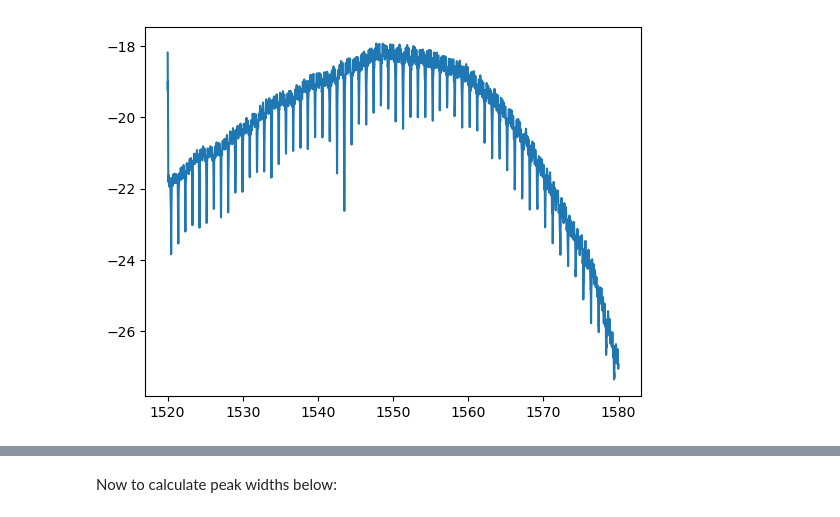
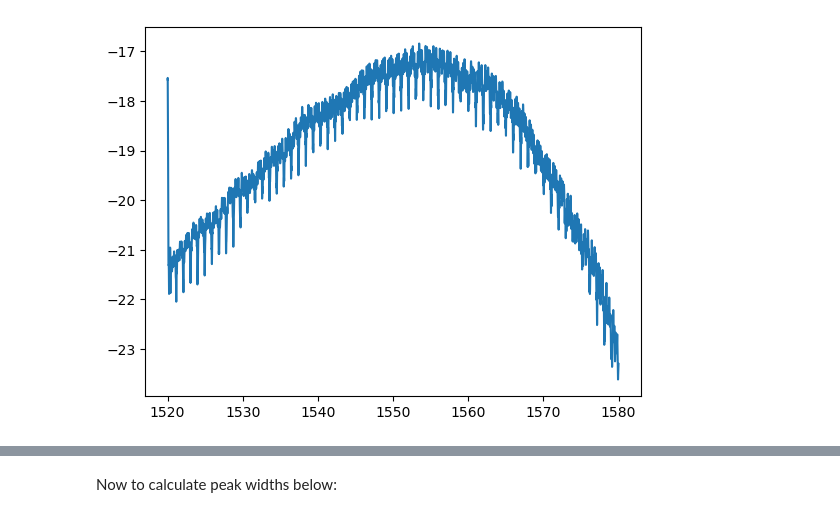
Before and after one commit to tdasanjh/team-chip-project, a Jupyter notebook: data_analysis/data_analysis_notebook_Q_factor.ipynb, the cells around one changed output, grey strips where cells are left out. Saved outputs shown, nothing was run; the diff lists cells and outputs as text; code cells hidden in the pictures.

```diff
--- a/data_analysis/data_analysis_notebook_Q_factor.ipynb
+++ b/data_analysis/data_analysis_notebook_Q_factor.ipynb
@@ -2,11 +2,11 @@
 import data_analysis_funcs as daf
 import matplotlib.pyplot as plt
 # %%
-data_analyse_file="sg_rr_100_030 2023-12-08 16-08-32.csv"
+data_analyse_file="sg_rr_100_025 2023-12-11 14-23-14.csv"
 wvlen_array,pow_array=daf.get_wavlen_and_pow_arrays(data_analyse_file)
 daf.plot_visualise(wvlen_array,pow_array, full_range=True)
 # %% [output]
-[figure, old version]
+[figure, new version]
 # %%
 start_point_index=1000
 end_point_index=5001
```
Also changed, not shown: parts of 7 cells of this notebook, 1 other file.
